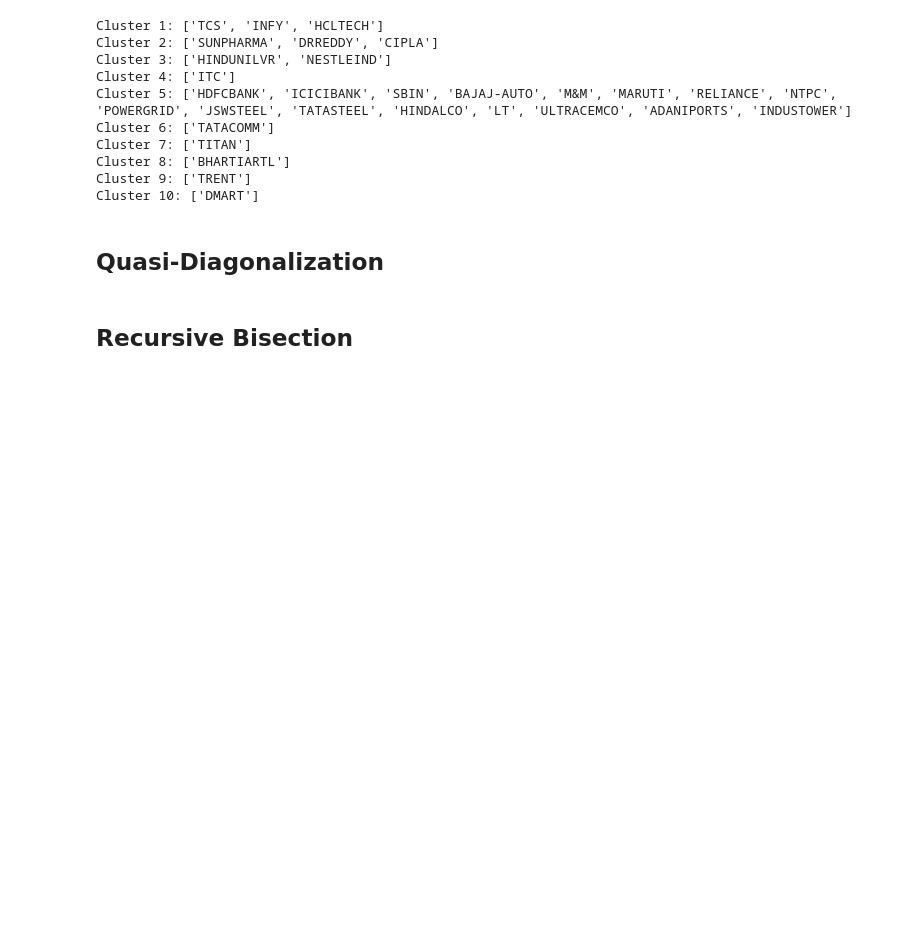
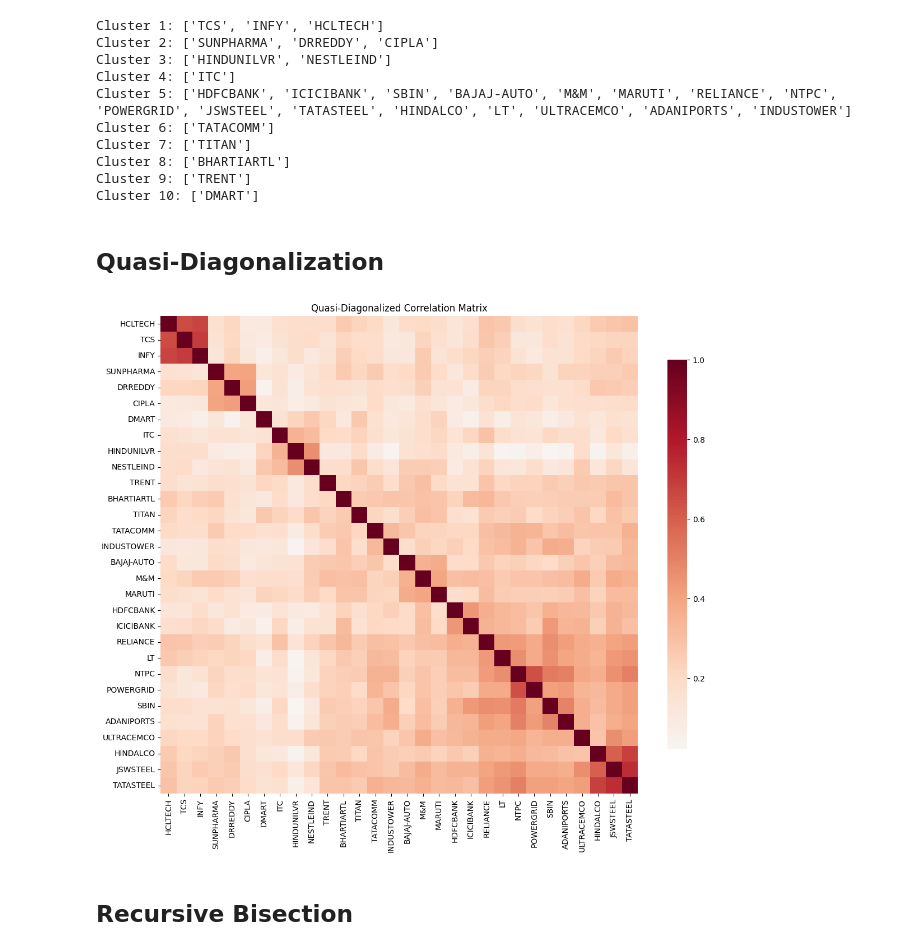
Before and after one commit to Siddhesh1kamble/DA6701-Assignments, a Jupyter notebook: Assignment_1/assignment1.ipynb, the cells around one changed output. Cells and saved outputs as stored; diff of their text form; code cells hidden in the pictures; blank space fills up the shorter version.

```diff
--- a/Assignment_1/assignment1.ipynb
+++ b/Assignment_1/assignment1.ipynb
@@ -203,6 +115,27 @@ Cluster 10: ['DMART']
 order_ix = leaves_list(Z)
 ordered_idx = correlation_matrix.columns[order_ix]
 ordered_tickers = ordered_idx.tolist()
+# %%
+corr_reordered = abs_correlation_matrix.loc[ordered_tickers, ordered_tickers]
+plt.figure(figsize=(12, 10))
+
+sns.heatmap(
+    corr_reordered,
+    cmap='RdBu_r',
+    center=0,
+    square=True,
+    xticklabels=True,
+    yticklabels=True,
+    cbar_kws={'shrink': 0.8}
+)
+
+plt.title("Quasi-Diagonalized Correlation Matrix")
+plt.xticks(rotation=90)
+plt.yticks(rotation=0)
+plt.tight_layout()
+plt.show()
+# %% [output]
+[figure, added]
 # %% [markdown]
 ## Recursive Bisection
 # %%
```
Also changed, not shown: parts of 17 cells of this notebook, 5 other files.
